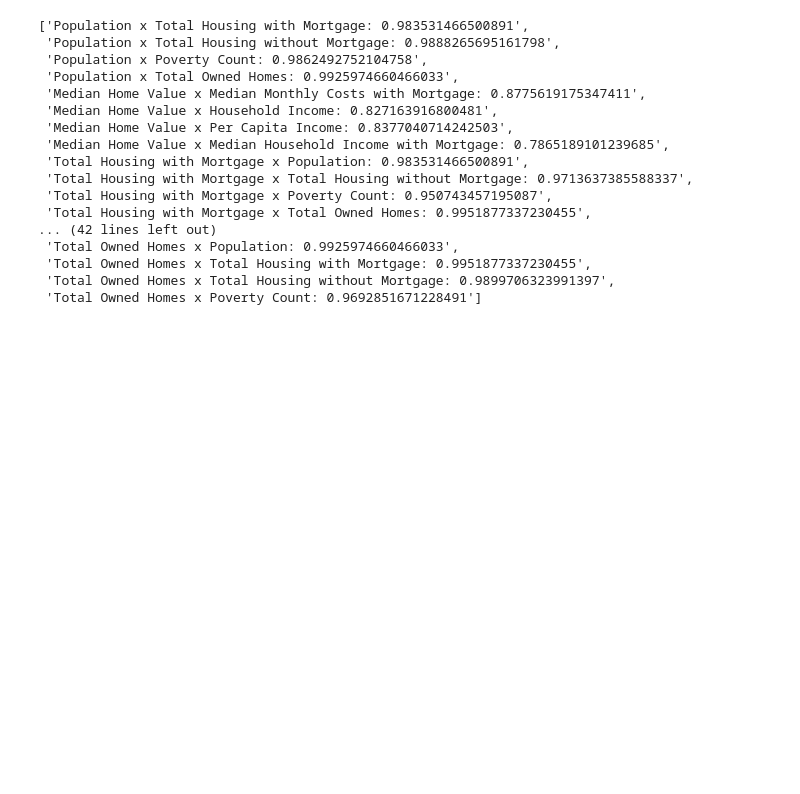
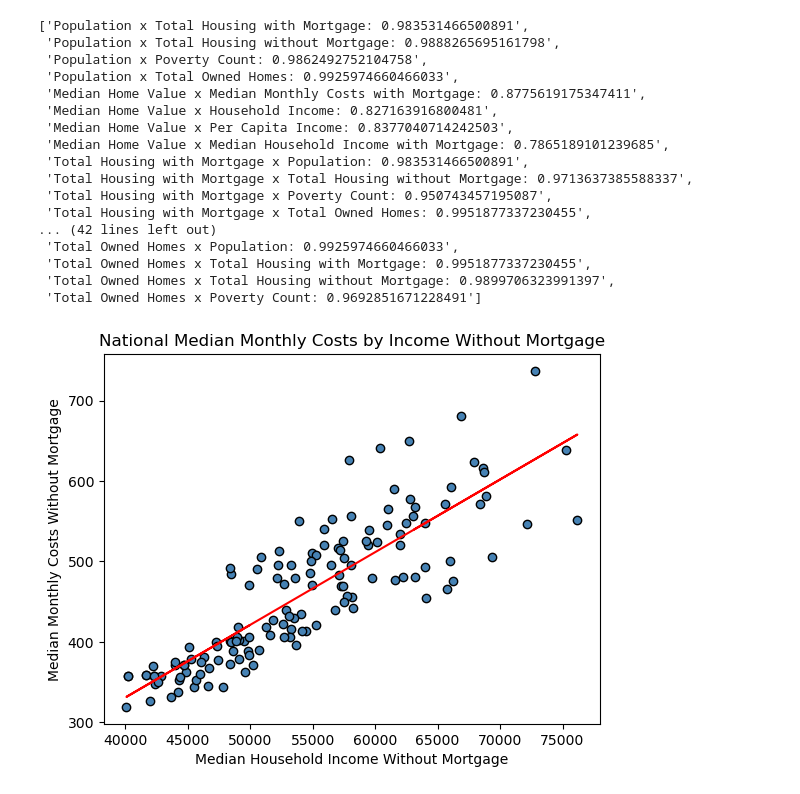
Before and after one commit to cmhillm75/US-Housing-Trends, a Jupyter notebook: nationwide.ipynb, the cells around one changed output. Drawn from its saved outputs; the diff is of its cells as text; code cells hidden in the pictures; blank space fills up the shorter version.

Commit message:
added graphs for monthly costs/mortgage

```diff
--- a/nationwide.ipynb
+++ b/nationwide.ipynb
@@ -330,3 +330,16 @@ correlations
  'Total Owned Homes x Total Housing with Mortgage: 0.9951877337230455',
  'Total Owned Homes x Total Housing without Mortgage: 0.9899706323991397',
  'Total Owned Homes x Poverty Count: 0.9692851671228491']
+# %%
+plt.plot(census_pd["Median Household Income without Mortgage"], regressValues(census_pd["Median Household Income without Mortgage"], census_pd["Median Monthly Costs without Mortgage"]),"r-")
+plt.scatter(census_pd["Median Household Income without Mortgage"], census_pd["Median Monthly Costs without Mortgage"], marker="o", facecolors="steelblue", edgecolors="black")
+
+# Incorporate the other graph properties
+plt.title('National Median Monthly Costs by Income Without Mortgage')
+plt.xlabel('Median Household Income Without Mortgage')
+plt.ylabel('Median Monthly Costs Without Mortgage')
+
+# Show plot
+plt.show()
+# %% [output]
+[figure, added]
```
Also changed, not shown: parts of 1 cell of this notebook.
